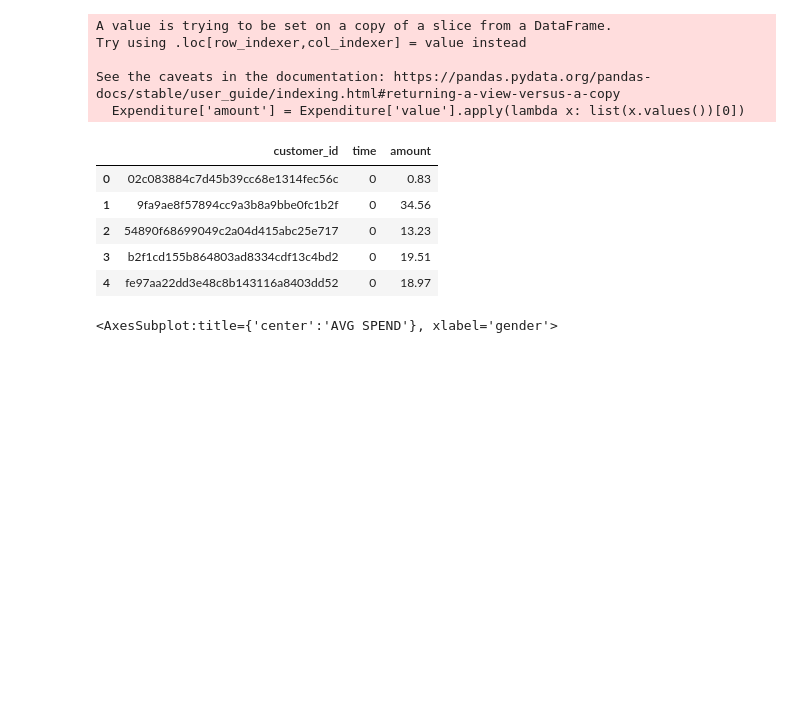
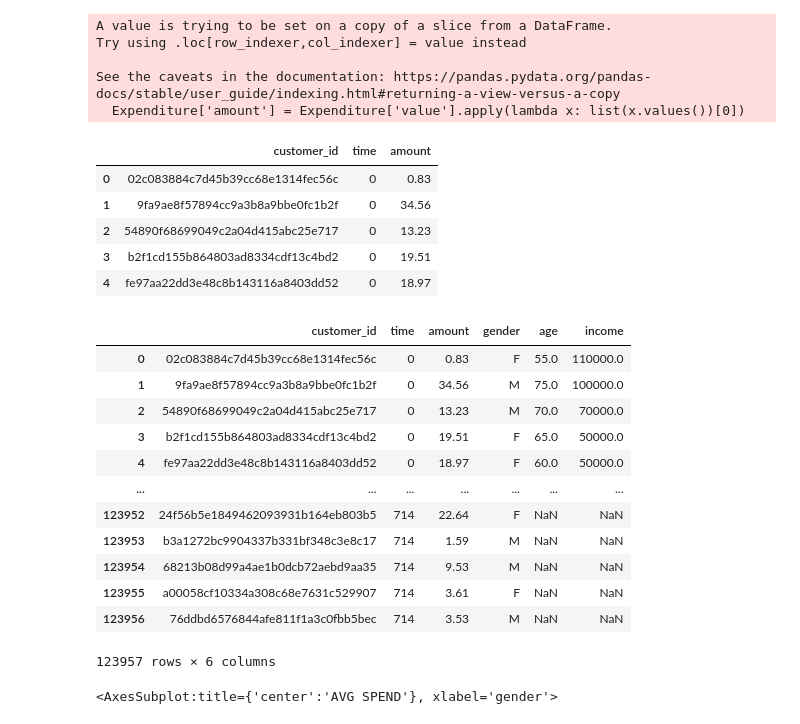
Before and after one commit to Bamba101/Starbucks_Capstone_Project, a Jupyter notebook: Starbucks_Capstone_notebook.ipynb, the cells around one changed output. Cells and saved outputs as stored; diff of their text form; code cells hidden in the pictures; blank space fills up the shorter version.

```diff
--- a/Starbucks_Capstone_notebook.ipynb
+++ b/Starbucks_Capstone_notebook.ipynb
@@ -442,6 +457,22 @@ See the caveats in the documentation: https://pandas.pydata.org/pandas-docs/stab
 Expenditure = pd.merge(Expenditure, profile[['customer_id','gender','age','income']], how='left', on='customer_id')
 Expenditure['income']=round(profile.income,-4)
 Expenditure['age']=round(profile.age/5,0)*5
+# %%
+Expenditure
+# %% [output]
+|  | customer_id | time | amount | gender | age | income |
+| 0 | 02c083884c7d45b39cc68e1314fec56c | 0 | 0.83 | F | 55.0 | 110000.0 |
+| 1 | 9fa9ae8f57894cc9a3b8a9bbe0fc1b2f | 0 | 34.56 | M | 75.0 | 100000.0 |
+| 2 | 54890f68699049c2a04d415abc25e717 | 0 | 13.23 | M | 70.0 | 70000.0 |
+| 3 | b2f1cd155b864803ad8334cdf13c4bd2 | 0 | 19.51 | F | 65.0 | 50000.0 |
+| 4 | fe97aa22dd3e48c8b143116a8403dd52 | 0 | 18.97 | F | 60.0 | 50000.0 |
+| ... | ... | ... | ... | ... | ... | ... |
+| 123952 | 24f56b5e1849462093931b164eb803b5 | 714 | 22.64 | F | NaN | NaN |
+| 123953 | b3a1272bc9904337b331bf348c3e8c17 | 714 | 1.59 | M | NaN | NaN |
+| 123954 | 68213b08d99a4ae1b0dcb72aebd9aa35 | 714 | 9.53 | M | NaN | NaN |
+| 123955 | a00058cf10334a308c68e7631c529907 | 714 | 3.61 | F | NaN | NaN |
+| 123956 | 76ddbd6576844afe811f1a3c0fbb5bec | 714 | 3.53 | M | NaN | NaN |
+123957 rows × 6 columns
 # %%
 """AVG SPEND based on Gender"""
 Ag_spend=Expenditure.groupby('gender').amount.mean().sort_values()
```
Also changed, not shown: parts of 6 cells of this notebook.
